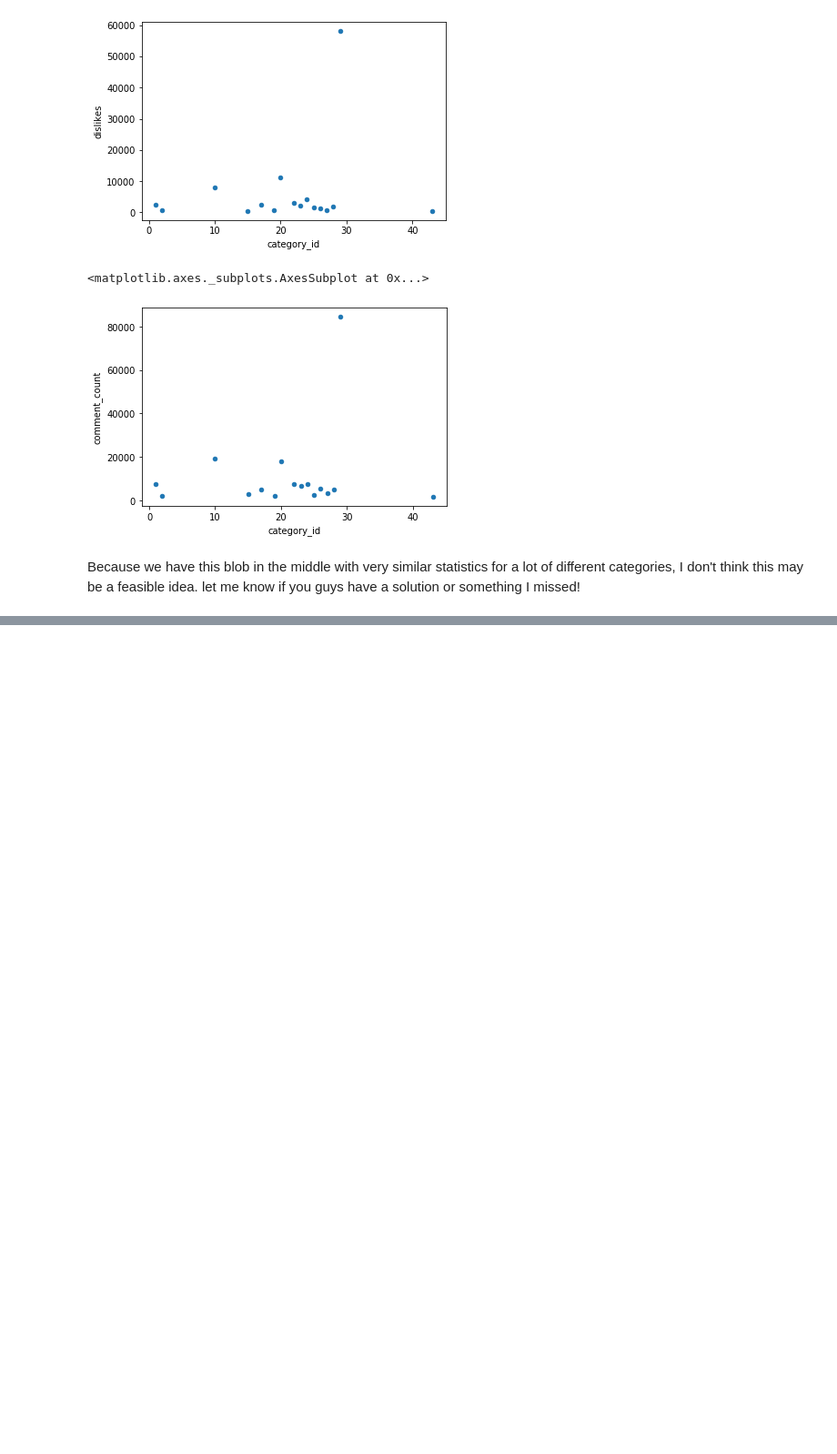
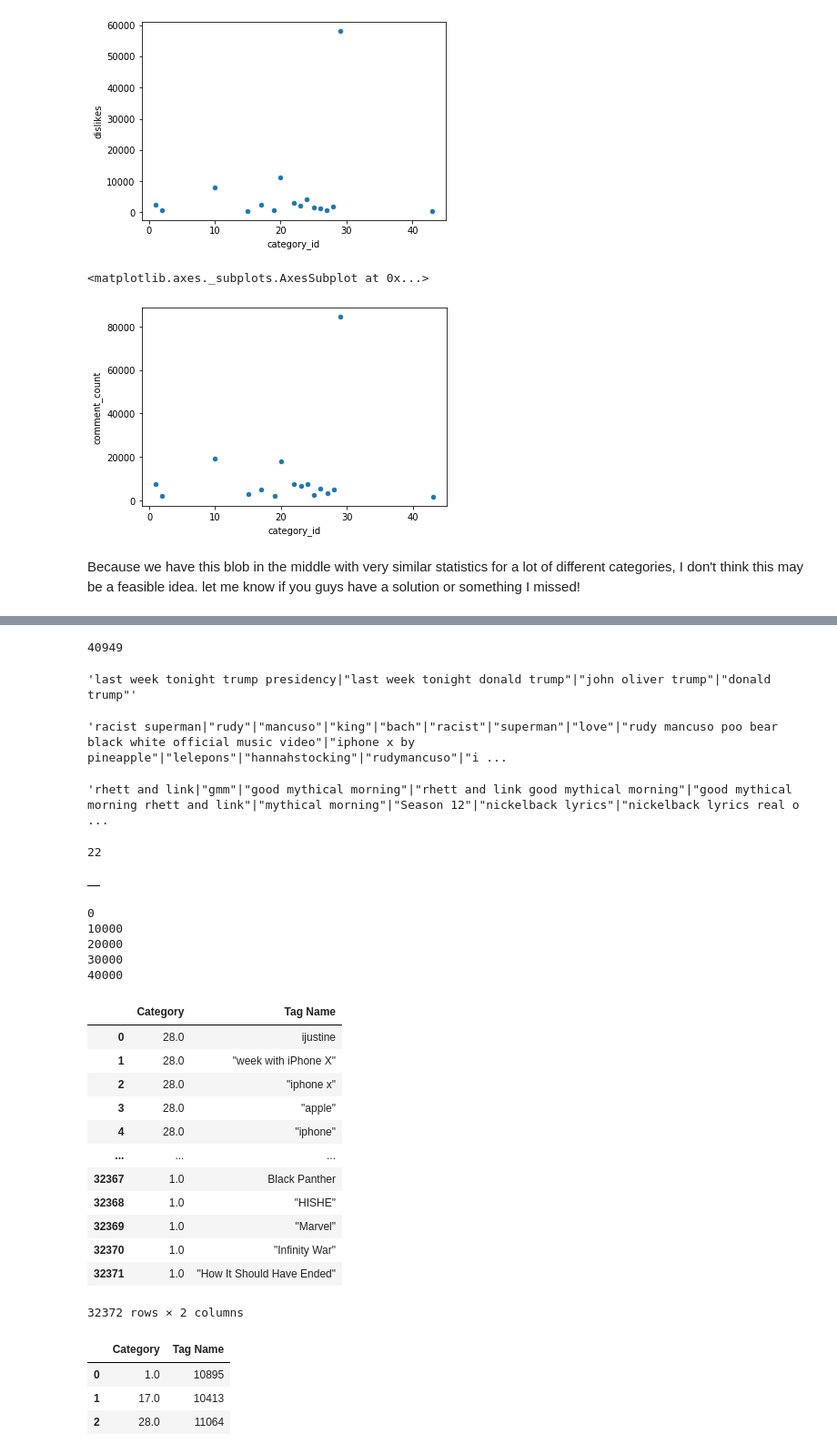
Before and after one commit to annyoo96/YoutubeTrendingClassifier, a Jupyter notebook: EDA_Notebook.ipynb, the cells around one changed output, grey strips where cells are left out. Shown: that part at 91% size. Cells and saved outputs as stored; diff of their text form; code cells hidden in the pictures; blank space fills up the shorter version.

```diff
--- a/EDA_Notebook.ipynb
+++ b/EDA_Notebook.ipynb
@@ -82,0 +114,69 @@ Because we have this blob in the middle with very similar statistics for a lot o
+# %%
+tags = video_data["tags"]
+# %%
+len(tags)
+# %% [output]
+40949
+# %%
+tags[1]
+# %% [output]
+'last week tonight trump presidency|"last week tonight donald trump"|"john oliver trump"|"donald trump"'
+# %%
+tags[2]
+# %% [output]
+'racist superman|"rudy"|"mancuso"|"king"|"bach"|"racist"|"superman"|"love"|"rudy mancuso poo bear black white official music video"|"iphone x by pineapple"|"lelepons"|"hannahstocking"|"rudymancuso"|"i ...
+# %%
+tags[3]
+# %% [output]
+'rhett and link|"gmm"|"good mythical morning"|"rhett and link good mythical morning"|"good mythical morning rhett and link"|"mythical morning"|"Season 12"|"nickelback lyrics"|"nickelback lyrics real o ...
+# %%
+video_data["category_id"][0]
+# %% [output]
+22
+# %%
+tags_df = pd.DataFrame()
+tags_df.head()
+# %% [output]
+|  |
+# %%
+interested_cats = set([1, 17, 28])
+# %%
+for i in range(len(tags)):
+    if i % 10000 == 0:
+        print(i)
+    category = video_data["category_id"][i]
+    if category in interested_cats:
+        ls = tags[i]
+        individual_tags = ls.split("|")
+        for it in individual_tags[0:5]:
+            tags_df = tags_df.append({"Tag Name": it, "Category": category}, ignore_index=True)
+# %% [output]
+0
+10000
+20000
+30000
+40000
+# %%
+tags_df
+# %% [output]
+|  | Category | Tag Name |
+| 0 | 28.0 | ijustine |
+| 1 | 28.0 | "week with iPhone X" |
+| 2 | 28.0 | "iphone x" |
+| 3 | 28.0 | "apple" |
+| 4 | 28.0 | "iphone" |
+| ... | ... | ... |
+| 32367 | 1.0 | Black Panther |
+| 32368 | 1.0 | "HISHE" |
+| 32369 | 1.0 | "Marvel" |
+| 32370 | 1.0 | "Infinity War" |
+| 32371 | 1.0 | "How It Should Have Ended" |
+32372 rows × 2 columns
+# %%
+grouped_cat_count = tags_df.groupby(["Category"]).count().reset_index()
+grouped_cat_count
+# %% [output]
+|  | Category | Tag Name |
+| 0 | 1.0 | 10895 |
+| 1 | 17.0 | 10413 |
+| 2 | 28.0 | 11064 |
```
Also changed, not shown: parts of 7 cells of this notebook.
